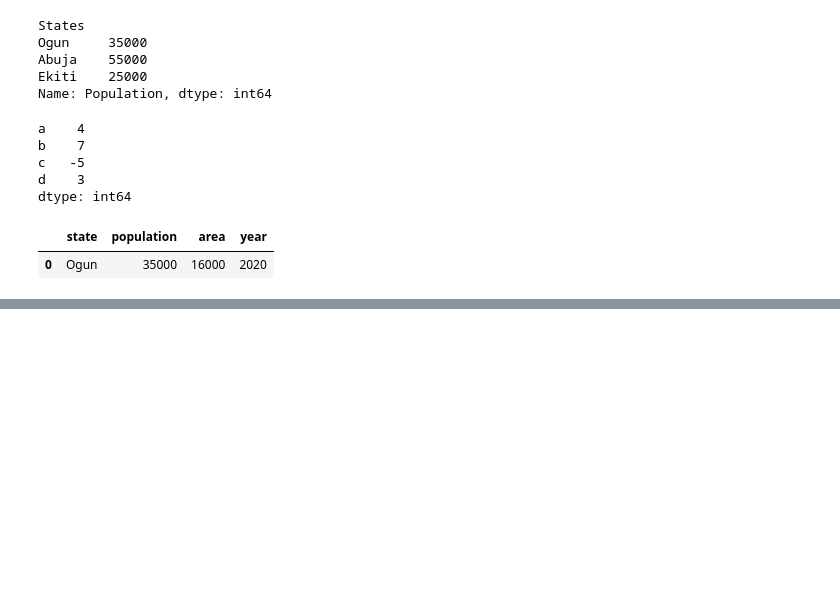
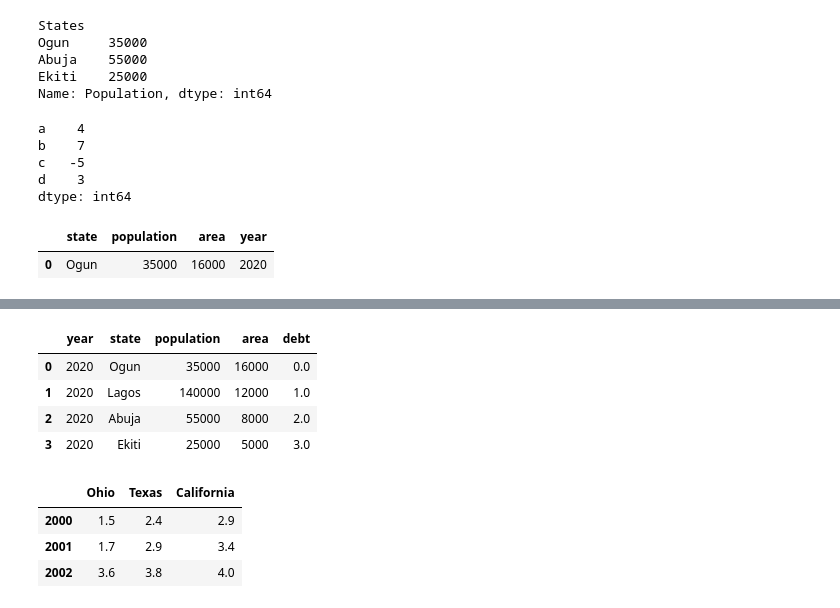
Before and after one commit to BOkungbure/Python, a Jupyter notebook: Data_Analysis/Rough _Work.ipynb, the cells around one changed output, grey strips where cells are left out. Drawn from its saved outputs; the diff is of its cells as text; code cells hidden in the pictures; blank space fills up the shorter version.

```diff
--- a/Data_Analysis/Rough _Work.ipynb
+++ b/Data_Analysis/Rough _Work.ipynb
@@ -1684,0 +1717,23 @@ df.head(1)
+# %%
+# del df2['boolean']
+df2
+# %% [output]
+|  | year | state | population | area | debt |
+| 0 | 2020 | Ogun | 35000 | 16000 | 0.0 |
+| 1 | 2020 | Lagos | 140000 | 12000 | 1.0 |
+| 2 | 2020 | Abuja | 55000 | 8000 | 2.0 |
+| 3 | 2020 | Ekiti | 25000 | 5000 | 3.0 |
+# %%
+data3 = {
+    'Ohio': {2000: 1.5, 2001: 1.7, 2002: 3.6},
+    'Texas': {2000: 2.4, 2001: 2.9, 2002: 3.8},
+    'California': {2000: 2.9, 2001: 3.4, 2002: 4.0}
+}
+
+
+pd.DataFrame(data3)
+# %% [output]
+|  | Ohio | Texas | California |
+| 2000 | 1.5 | 2.4 | 2.9 |
+| 2001 | 1.7 | 2.9 | 3.4 |
+| 2002 | 3.6 | 3.8 | 4.0 |
```
Also changed, not shown: parts of 5 cells of this notebook.
